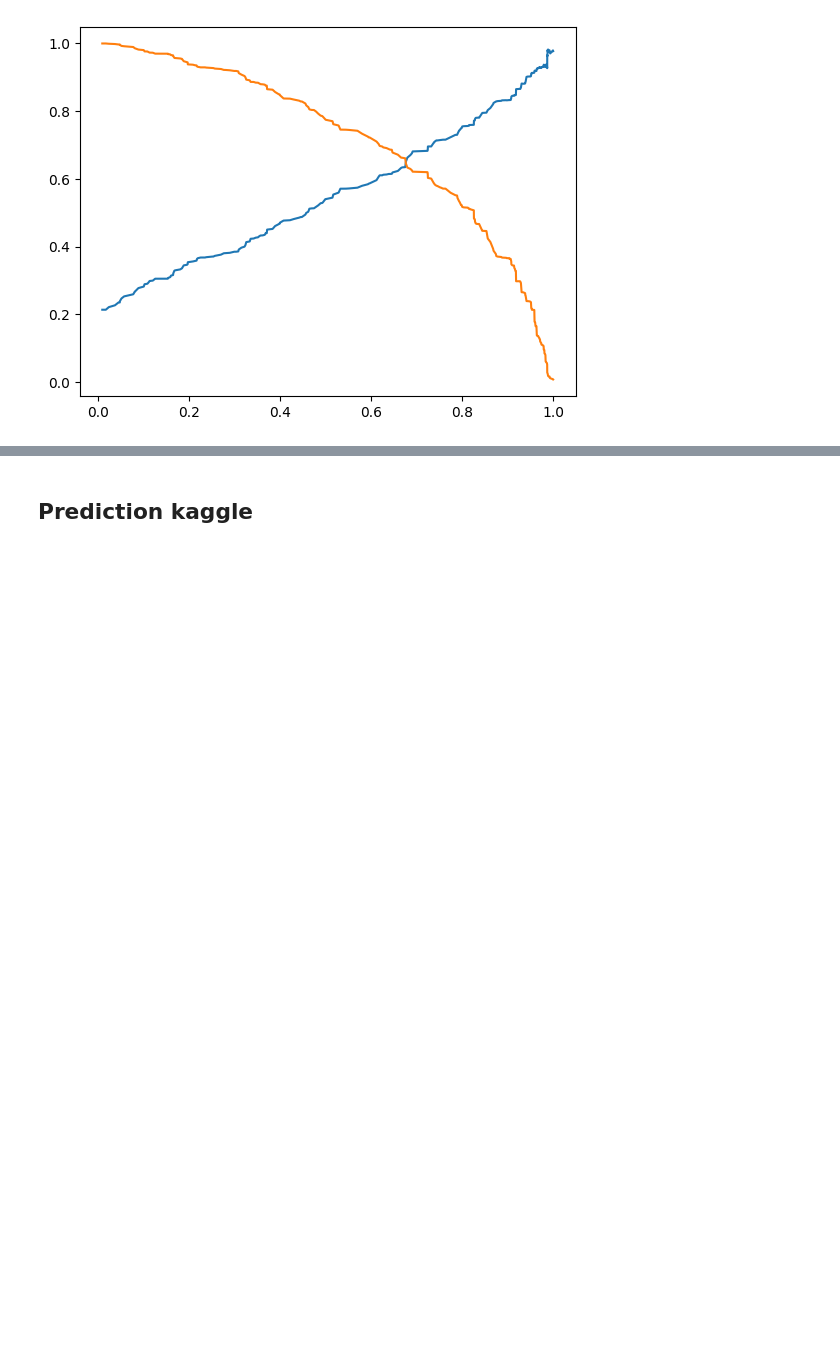
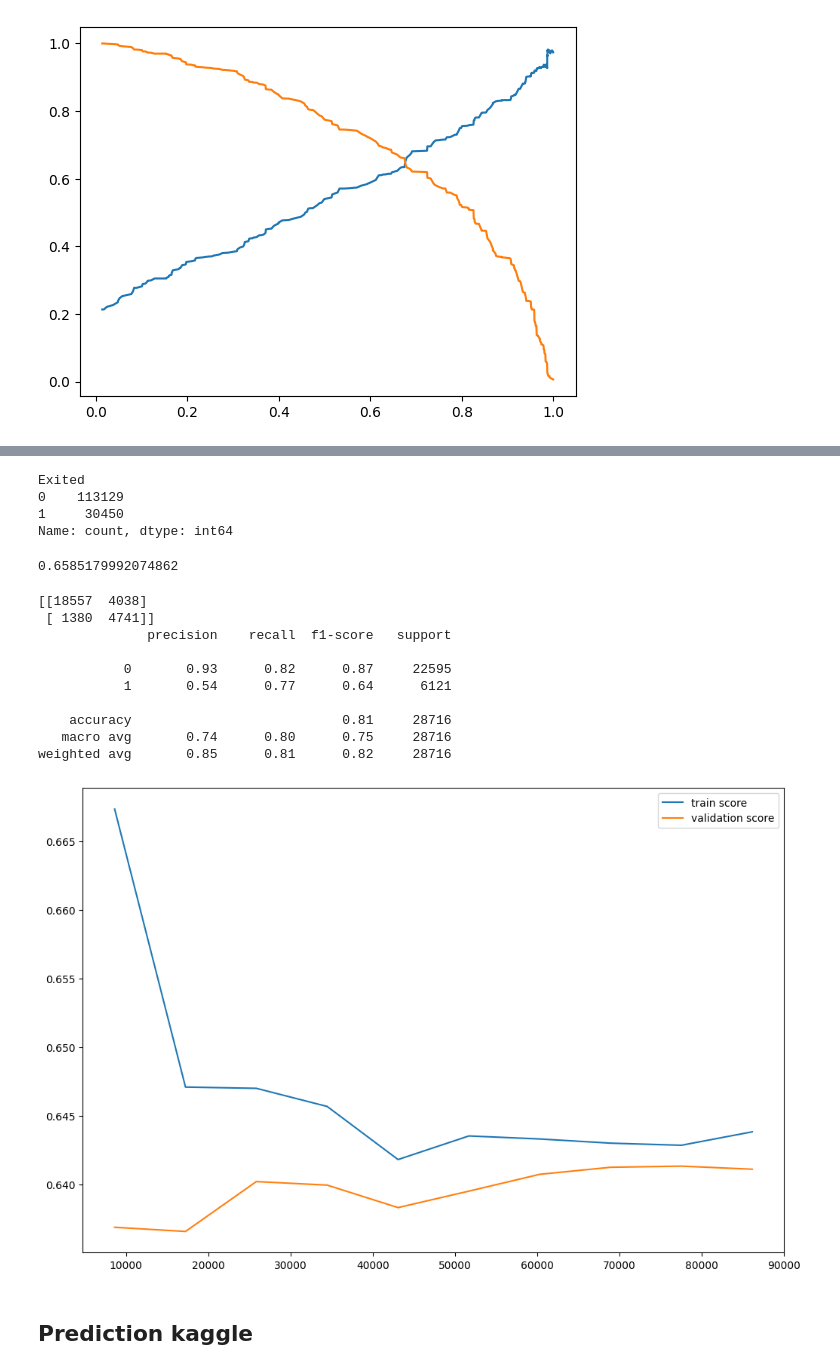
Before and after one commit to SimonGallien/bank_churn, a Jupyter notebook: model.ipynb, the cells around one changed output, grey strips where cells are left out. Drawn from its saved outputs; the diff is of its cells as text; code cells hidden in the pictures; blank space fills up the shorter version.

Commit message:
ajout du réentraînement du model sur tout le dataset + calcul du threshold, score kaggle 0.65346

```diff
--- a/model.ipynb
+++ b/model.ipynb
@@ -237,3 +251,37 @@ f1_score(y_test, y_pred)
+# %%
+df = pd.read_csv('data/train_data.csv')
+# %%
+df = df[key_columns + utils_columns]
+# %%
+X_df, y_df = preprocessing(df)
+# %% [output]
+Exited
+0    113129
+1     30450
+Name: count, dtype: int64
+# %%
+final_model = grid.best_estimator_
+final_model.fit(X_df, y_df)   # <--- refit ici
+
+y_pred_df = model_final(final_model, X_df, threshold=0.616)
+# %%
+f1_score(y_df, y_pred_df)
+# %% [output]
+0.6585179992074862
+# %%
+evaluation(final_model)
+# %% [output]
+[[18557  4038]
+ [ 1380  4741]]
+              precision    recall  f1-score   support
+
+           0       0.93      0.82      0.87     22595
+           1       0.54      0.77      0.64      6121
+
+    accuracy                           0.81     28716
+   macro avg       0.74      0.80      0.75     28716
+weighted avg       0.85      0.81      0.82     28716
+[figure, added]
 # %% [markdown]
 ## Prediction kaggle
 # %%
```
Also changed, not shown: parts of 8 cells of this notebook, 1 other file.
